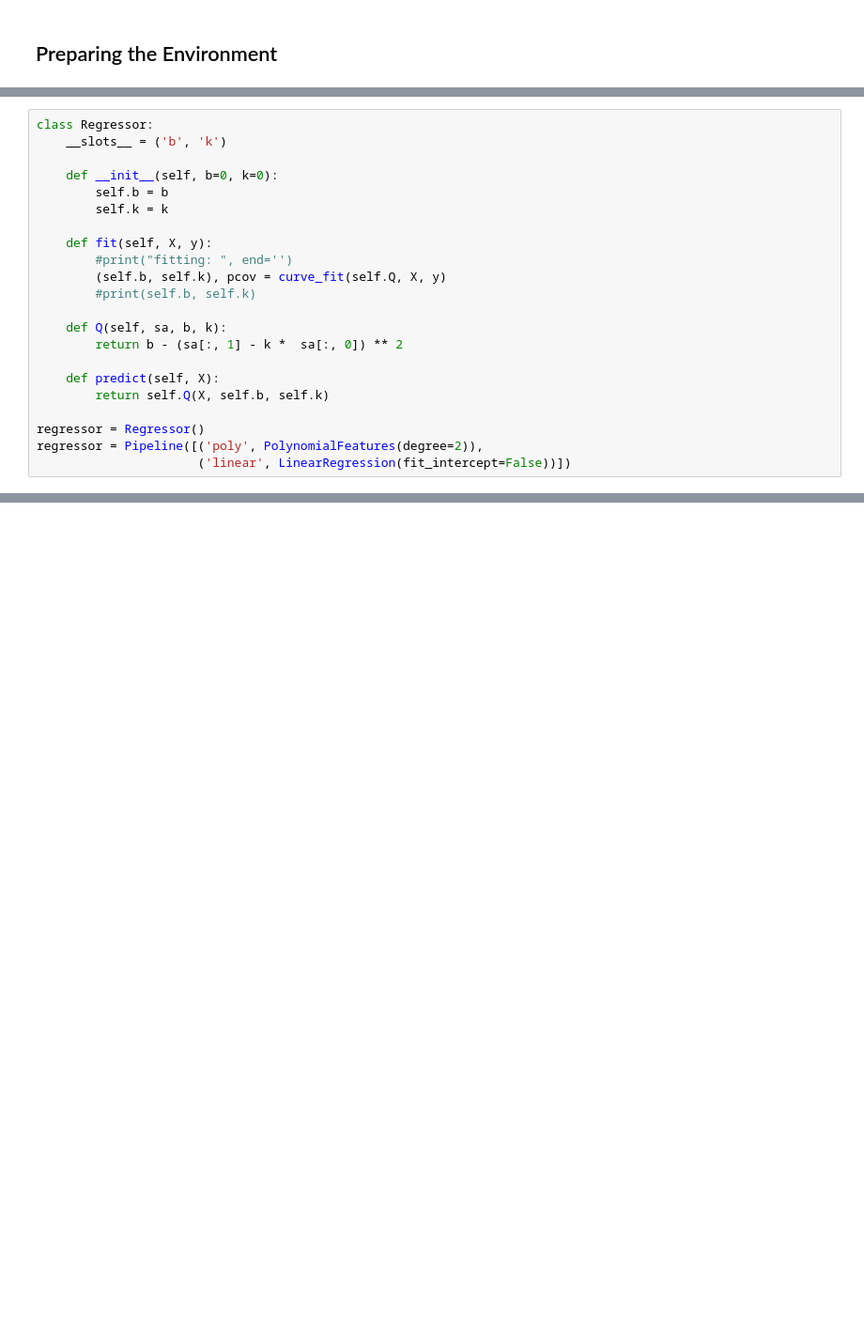
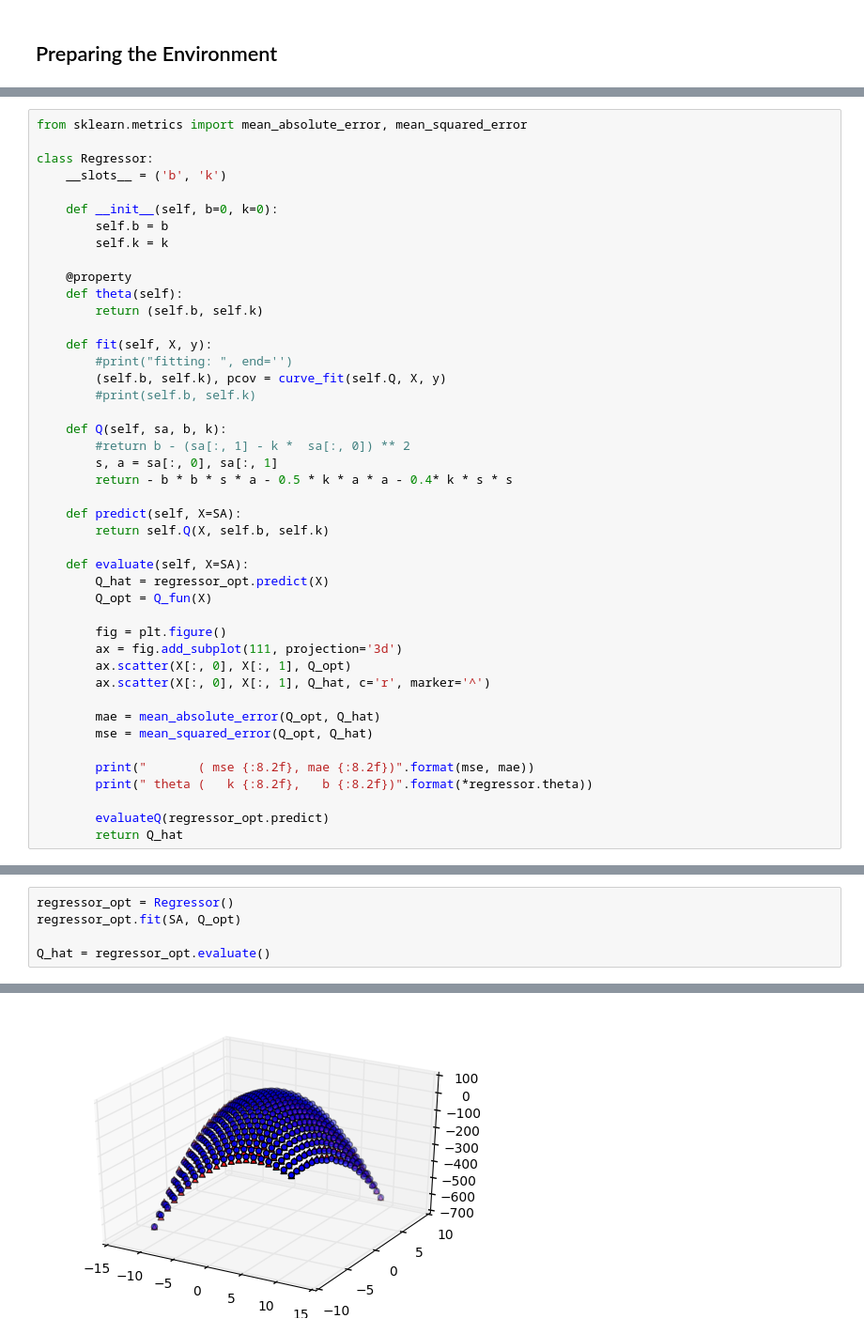
Before and after one commit to teopir/ifqi, a Jupyter notebook: notebooks/FQI.ipynb, the cells around one changed output, grey strips where cells are left out. Shown at 94% size. Saved outputs shown, nothing was run; the diff lists cells and outputs as text; blank space fills up the shorter version.

```diff
--- a/notebooks/FQI.ipynb
+++ b/notebooks/FQI.ipynb
@@ -33,4 +93,6 @@ r = dataset[:, reward_idx]
 # %%
+from sklearn.metrics import mean_absolute_error, mean_squared_error
+
 class Regressor:
     __slots__ = ('b', 'k')
 
@@ -38,17 +100,37 @@ class Regressor:
         self.b = b
         self.k = k
 
+    @property
+    def theta(self):
+        return (self.b, self.k)
+
     def fit(self, X, y):
         #print("fitting: ", end='')
         (self.b, self.k), pcov = curve_fit(self.Q, X, y)
         #print(self.b, self.k)
 
     def Q(self, sa, b, k):
-        return b - (sa[:, 1] - k *  sa[:, 0]) ** 2
+        #return b - (sa[:, 1] - k *  sa[:, 0]) ** 2
+        s, a = sa[:, 0], sa[:, 1]
+        return - b * b * s * a - 0.5 * k * a * a - 0.4* k * s * s
 
-    def predict(self, X):
+    def predict(self, X=SA):
         return self.Q(X, self.b, self.k)
 
-regressor = Regressor()
-regressor = Pipeline([('poly', PolynomialFeatures(degree=2)),
-                      ('linear', LinearRegression(fit_intercept=False))])
+    def evaluate(self, X=SA):
+        Q_hat = regressor_opt.predict(X)
+        Q_opt = Q_fun(X)
+
+        fig = plt.figure()
+        ax = fig.add_subplot(111, projection='3d')
+        ax.scatter(X[:, 0], X[:, 1], Q_opt)
+        ax.scatter(X[:, 0], X[:, 1], Q_hat, c='r', marker='^')
+
+        mae = mean_absolute_error(Q_opt, Q_hat)
+        mse = mean_squared_error(Q_opt, Q_hat)
+
+        print("       ( mse {:8.2f}, mae {:8.2f})".format(mse, mae))
+        print(" theta (   k {:8.2f},   b {:8.2f})".format(*regressor.theta))
+
+        evaluateQ(regressor_opt.predict)
+        return Q_hat
@@ -54,0 +139,6 @@ regressor = Pipeline([('poly', PolynomialFeatures(degree=2)),
+# %%
+regressor_opt = Regressor()
+regressor_opt.fit(SA, Q_opt)
+
+Q_hat = regressor_opt.evaluate()
+# %% [output]
@@ -54,0 +149 @@ regressor = Pipeline([('poly', PolynomialFeatures(degree=2)),
+[figure, added]
```
Also changed, not shown: parts of 29 cells of this notebook.
